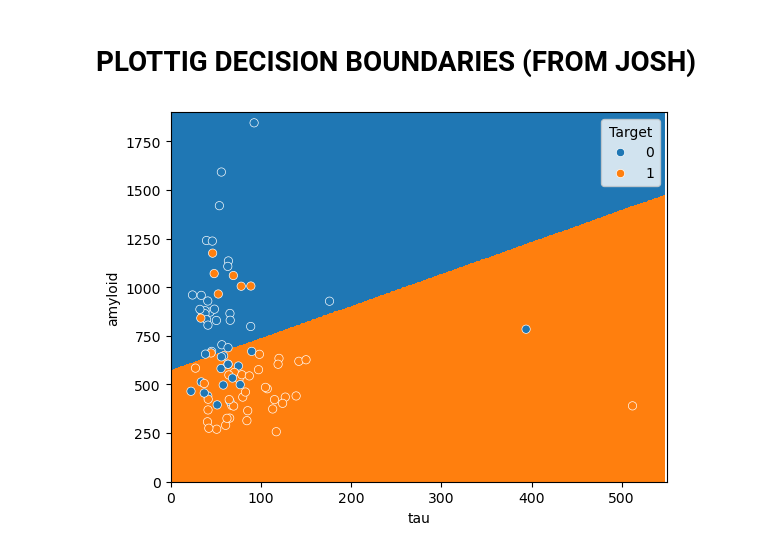
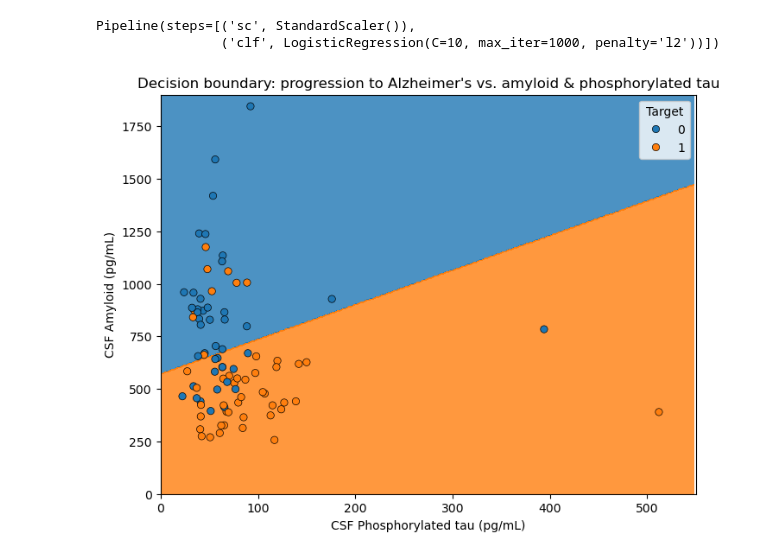
Before and after one commit to davidharrisnet/ucb_capstone_alzheimers, a Jupyter notebook: decision_boundaries.ipynb, the cells around one changed output. Saved outputs shown, nothing was run; the diff lists cells and outputs as text; code cells hidden in the pictures.

```diff
--- a/decision_boundaries.ipynb
+++ b/decision_boundaries.ipynb
@@ -297,24 +37,34 @@ sns.pairplot(df[['Age','MMSE','amyloid','tau','Target']], hue='Target')
-# %% [markdown]
-# PLOTTIG DECISION BOUNDARIES (FROM JOSH)
+# %%
+# Same two features and hyperparameters logistic_regression_pipeline.ipynb's search landed
+# on (C=10, no class weighting) -- scaled here too, so the boundary reflects the real
+# deployed model instead of an unscaled default fit on raw, differently-scaled units
+# (amyloid spans 0-1900 pg/mL, tau spans 0-550 pg/mL).
+logistic_regression_model = Pipeline([
+    ('sc', StandardScaler()),
+    ('clf', LogisticRegression(C=10, class_weight=None, penalty='l2', max_iter=1000))
+])
+logistic_regression_model.fit(df[["tau", "amyloid"]], df["Target"])
+# %% [output]
+Pipeline(steps=[('sc', StandardScaler()),
+                ('clf', LogisticRegression(C=10, max_iter=1000, penalty='l2'))])
 # %%
-logistic_regression_model = LogisticRegression()
-logistic_regression_model = logistic_regression_model.fit(df[["tau", "amyloid"]], df["Target"])
-
-
 sns_cmap = ListedColormap(np.array(sns.color_palette())[0:2, :])
 
 xx, yy = np.meshgrid(np.arange(0, 550, 2),
-                     np.arange(0, 1900, 5))
+                      np.arange(0, 1900, 5))
 
+Z = logistic_regression_model.predict(np.c_[xx.ravel(), yy.ravel()])
+Z = Z.reshape(xx.shape)
 
-Z_string = logistic_regression_model.predict(np.c_[xx.ravel(), yy.ravel()])
-categories, Z_int = np.unique(Z_string, return_inverse=True)
-Z_int = Z_int
-Z_int = Z_int.reshape(xx.shape)
-cs = plt.contourf(xx, yy, Z_int, cmap=sns_cmap)
-sns.scatterplot(data = df, x = "tau", y="amyloid", hue="Target")
-plt.xlim(0, 550);
-plt.ylim(0, 1900);
-plt.savefig("images/decision_boundary.png", dpi=300, bbox_inches = "tight")
+plt.figure(figsize=(8, 6))
+plt.contourf(xx, yy, Z, cmap=sns_cmap, alpha=0.8)
+sns.scatterplot(data=df, x="tau", y="amyloid", hue="Target", edgecolor='black')
+plt.xlim(0, 550)
+plt.ylim(0, 1900)
+plt.xlabel('CSF Phosphorylated tau (pg/mL)')
+plt.ylabel('CSF Amyloid (pg/mL)')
+plt.title("Decision boundary: progression to Alzheimer's vs. amyloid & phosphorylated tau")
+plt.savefig("images/decision_boundary.png", dpi=300, bbox_inches="tight")
+plt.show()
 # %% [output]
-[figure, old version]
+[figure, new version]
```
Also changed, not shown: parts of 40 cells of this notebook, 7 other files.
